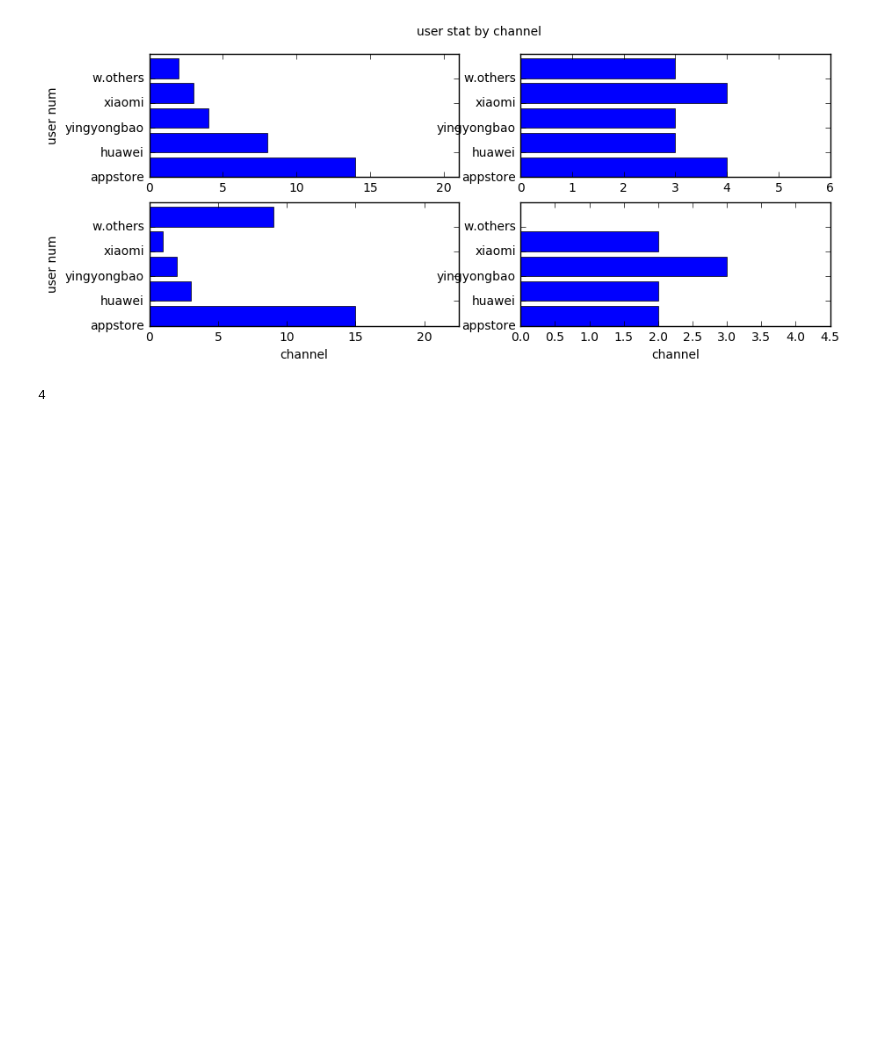
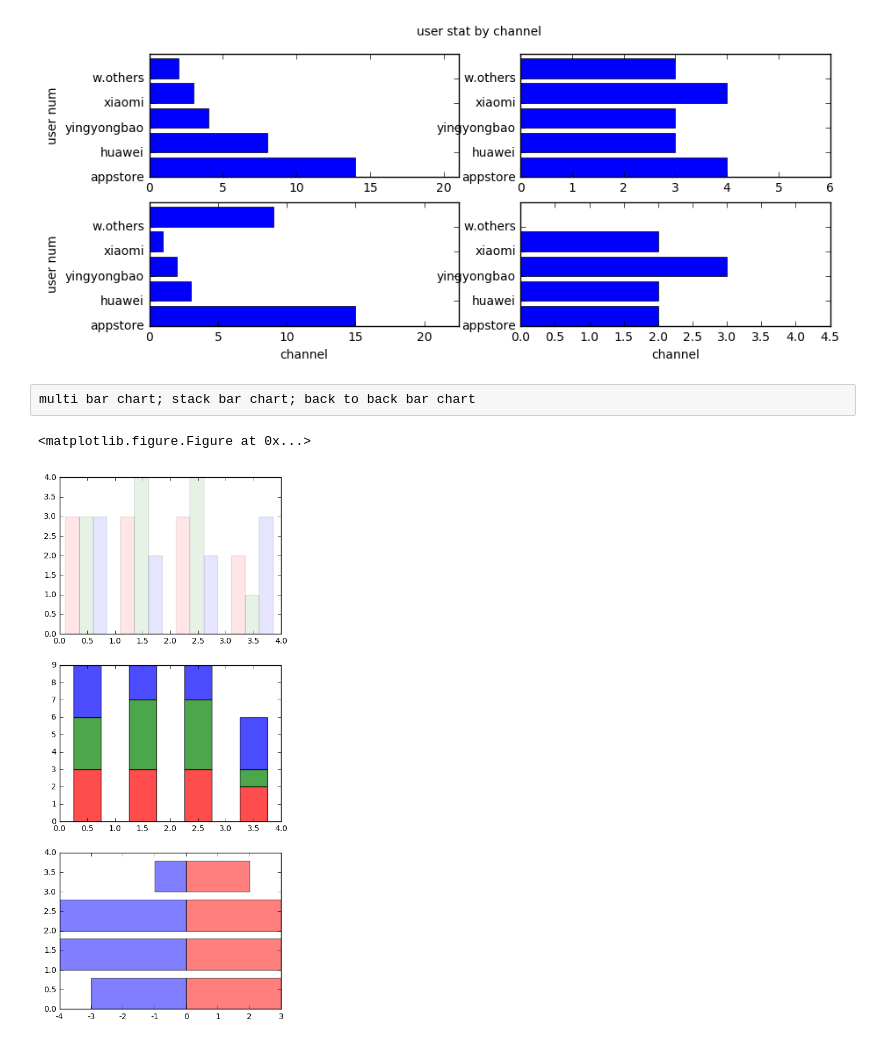
Before and after one commit to xuzuoyang/Blog, a Jupyter notebook: PyTest/PlotTest.ipynb, the cells around one changed output. Saved outputs shown, nothing was run; the diff lists cells and outputs as text; code cells hidden in the pictures; blank space fills up the shorter version.

```diff
--- a/PyTest/PlotTest.ipynb
+++ b/PyTest/PlotTest.ipynb
@@ -267,7 +317,3 @@ plt.xlim(0, np.max(first_invest)*3/2)
 plt.show()
 # %% [output]
 [figure]
-# %%
-print(int(4.5))
-# %% [output]
-4
@@ -273,0 +333,28 @@ print(int(4.5))
+# %% [raw]
+multi bar chart; stack bar chart; back to back bar chart
+# %%
+import numpy as np
+import matplotlib.pyplot as plt
+import matplotlib as mpl
+mpl.rcParams['font.family'] = 'sans-serif'
+mpl.rcParams['font.sans-serif'] = [u'SimHei']
+mpl.rcParams['axes.unicode_minus'] = False
+data = np.random.randint(1, 5, [3, 4])
+index = np.arange(data.shape[1])
+color_index = ['r', 'g', 'b']
+fig, (ax1, ax2, ax3) = plt.subplots(3, 1, figsize = (5, 12))
+# alpha越小越透明
+for i in range(data.shape[0]):
+	ax1.bar(index + i*.25 + .1, data[i], width = .25, color = color_index[i],\
+	alpha = .1)
+# bottom表示y值起点，默认为None
+for i in range(data.shape[0]):
+	ax2.bar(index + .25, data[i], width = .5, color = color_index[i],\
+	bottom = np.sum(data[:i], axis = 0), alpha = .7)
+ax3.barh(index, data[0], color = 'r', alpha = .5)
+ax3.barh(index, -data[1], color = 'b', alpha = .5)
+plt.show()
+plt.savefig('complex_bar_chart')
+# %% [output]
+<matplotlib.figure.Figure at 0x...>
+[figure, added]
```
Also changed, not shown: parts of 9 cells of this notebook, 1 other file.
